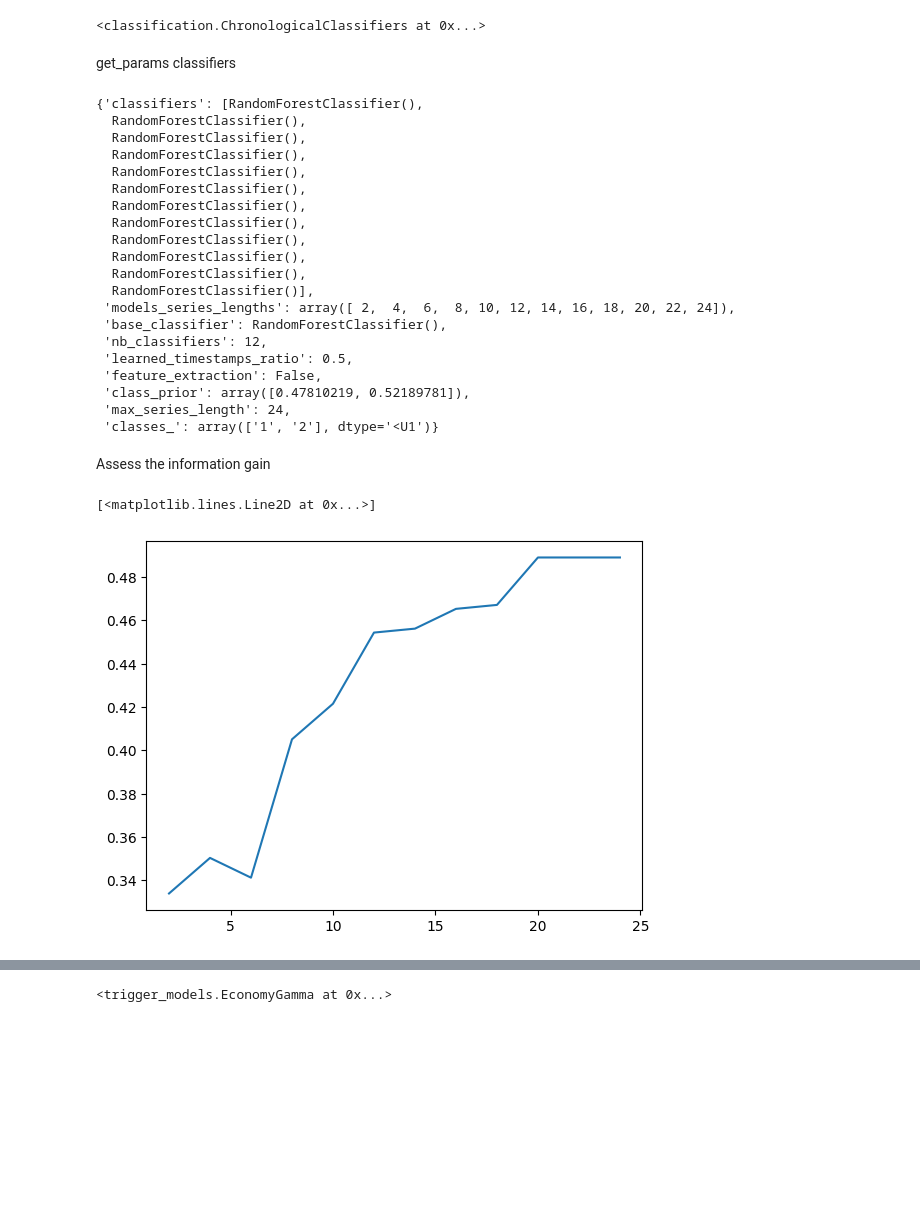
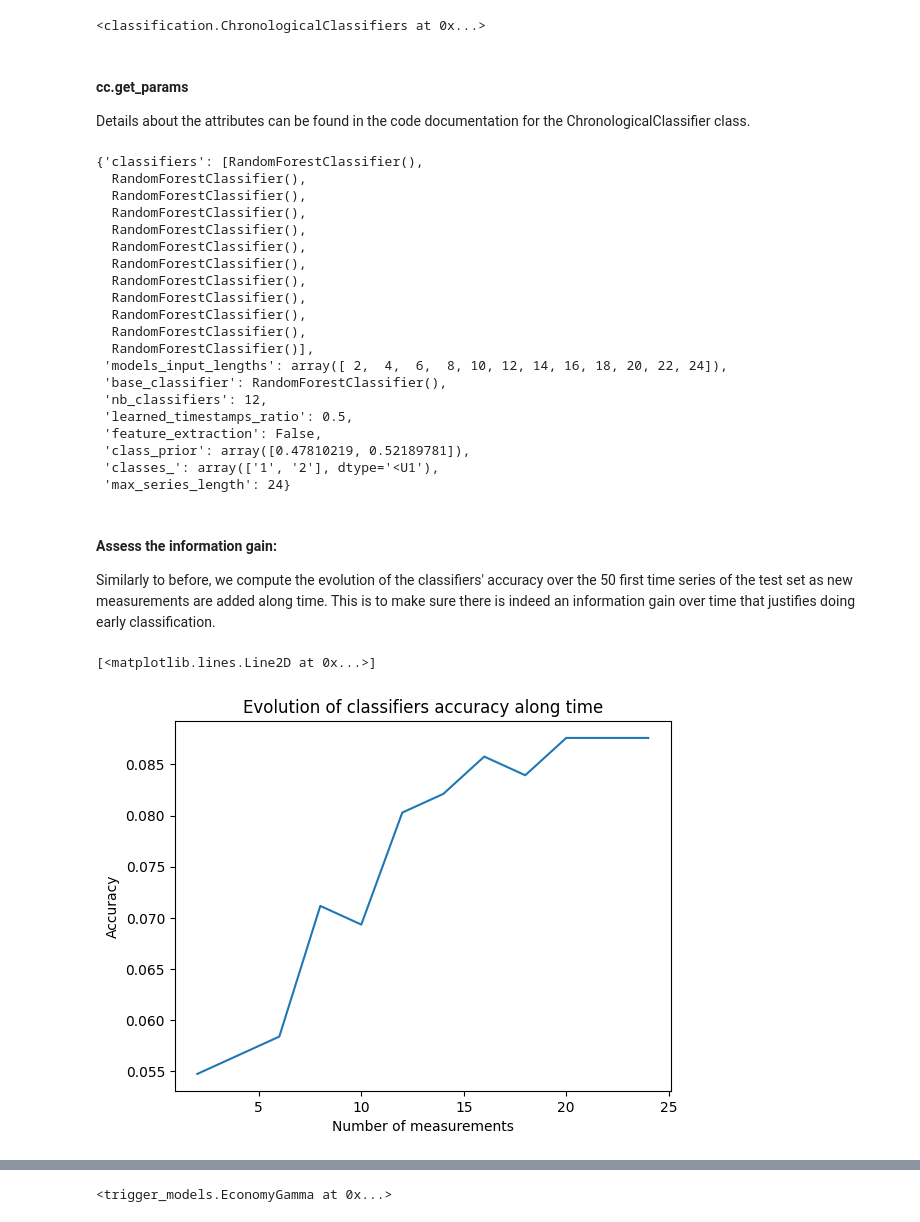
Before and after one commit to ML-EDM/ml_edm, a Jupyter notebook: ml_edm/Demo ml_edm.ipynb, the cells around one changed output, grey strips where cells are left out. Saved outputs shown, nothing was run; the diff lists cells and outputs as text; code cells hidden in the pictures; blank space fills up the shorter version.

Commit message:
Update demo documentation

```diff
--- a/ml_edm/Demo ml_edm.ipynb
+++ b/ml_edm/Demo ml_edm.ipynb
@@ -44,3 +101,3 @@ Instanciation
 # %%
-ec = EarlyClassifier(misclassification_cost, delay_cost, feature_extraction=False)
+ec = EarlyClassifier(misclassification_cost, delay_cost)
 # %% [markdown]
@@ -185,10 +305,12 @@ Fit classifiers
 # %%
-validation_index = int(0.5 * len(train_x))
-cc.fit(train_x[:validation_index], train_y[:validation_index])
+val_index = int(0.5 * len(train_x))
+cc.fit(train_x[:validation_index], train_y[:val_index])
 # %% [output]
 <classification.ChronologicalClassifiers at 0x...>
 # %% [markdown]
-get_params classifiers
+#### cc.get_params
+
+Details about the attributes can be found in the code documentation for the ChronologicalClassifier class.
 # %%
 cc.get_params()
 # %% [output]
@@ -204,21 +326,26 @@ cc.get_params()
   RandomForestClassifier(),
   RandomForestClassifier(),
   RandomForestClassifier()],
- 'models_series_lengths': array([ 2,  4,  6,  8, 10, 12, 14, 16, 18, 20, 22, 24]),
+ 'models_input_lengths': array([ 2,  4,  6,  8, 10, 12, 14, 16, 18, 20, 22, 24]),
  'base_classifier': RandomForestClassifier(),
  'nb_classifiers': 12,
  'learned_timestamps_ratio': 0.5,
  'feature_extraction': False,
  'class_prior': array([0.47810219, 0.52189781]),
- 'max_series_length': 24,
- 'classes_': array(['1', '2'], dtype='<U1')}
+ 'classes_': array(['1', '2'], dtype='<U1'),
+ 'max_series_length': 24}
 # %% [markdown]
-Assess the information gain
+#### Assess the information gain:
+
+Similarly to before, we compute the evolution of the classifiers' accuracy over the 50 first time series of the test set as new measurements are added along time. This is to make sure there is indeed an information gain over time that justifies doing early classification.
 # %%
-classes = [cc.predict(train_x[validation_index:, :length]) for length in cc.models_series_lengths]
-scores = [np.count_nonzero(model_classes==train_y[validation_index:])/test_y.shape[0] for model_classes in classes]
-plt.plot(cc.models_series_lengths, scores)
+classes = [cc.predict(train_x[val_index:val_index+50, :length]) for length in cc.models_input_lengths]
+scores = [np.count_nonzero(model_classes==train_y[val_index:val_index+50])/test_y.shape[0] for model_classes in classes]
+plt.xlabel("Number of measurements")
+plt.ylabel("Accuracy")
+plt.title("Evolution of classifiers accuracy along time")
+plt.plot(cc.models_input_lengths, scores)
 # %% [output]
 [<matplotlib.lines.Line2D at 0x...>]
-[figure, old version]
+[figure, new version]
 # %% [markdown]
```
Also changed, not shown: parts of 45 cells of this notebook, 3 other files.
